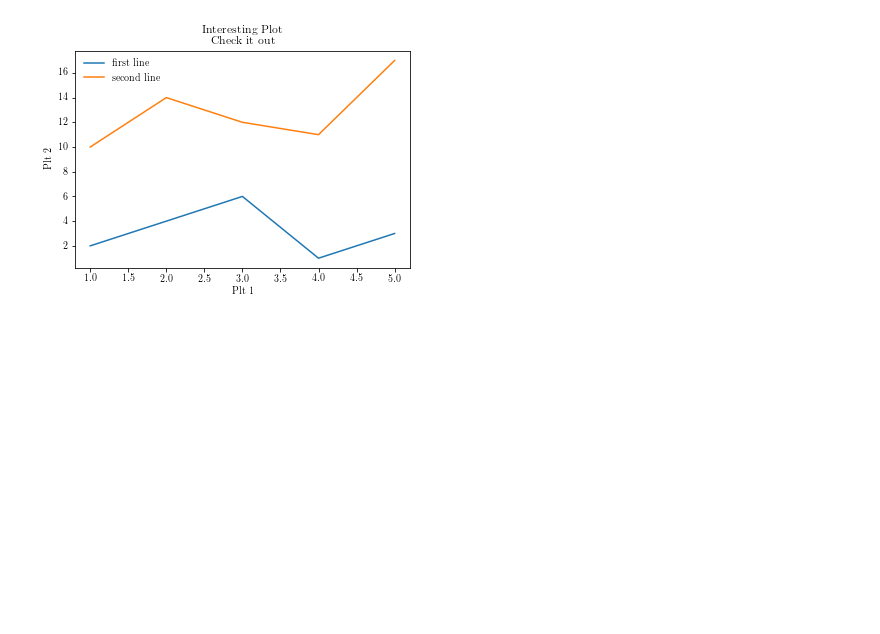
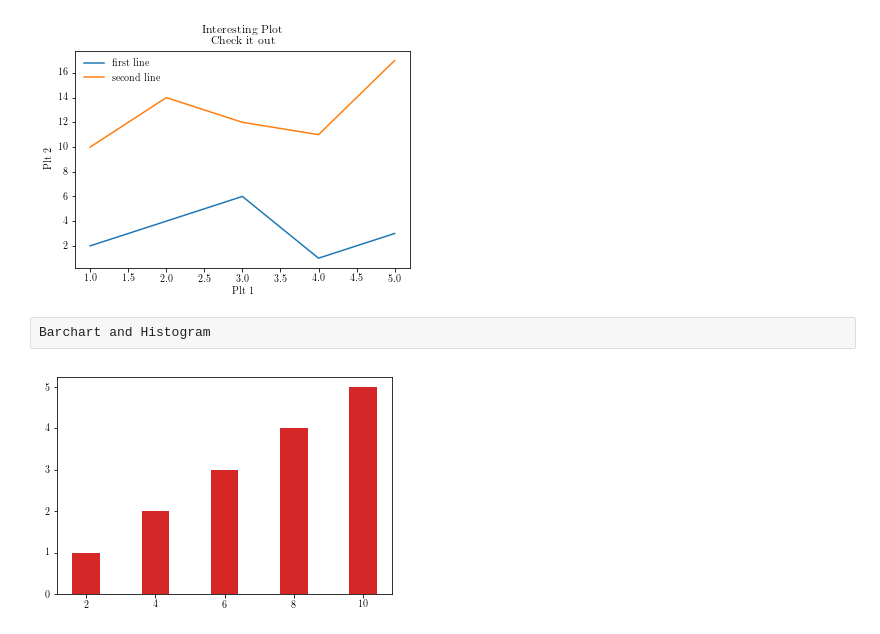
Before and after one commit to krishnakalyan3/Matplotlib, a Jupyter notebook: notebooks/Chapter1.ipynb, the cells around one changed output. Saved outputs shown, nothing was run; the diff lists cells and outputs as text; code cells hidden in the pictures; blank space fills up the shorter version.

```diff
--- a/notebooks/Chapter1.ipynb
+++ b/notebooks/Chapter1.ipynb
@@ -29,3 +29,12 @@ plt.legend()
 plt.show()
 # %% [output]
 [figure]
+# %% [raw]
+Barchart and Histogram
+# %%
+x = [2, 4, 6,8,10]
+y = [1,2,3,4,5]
+plt.bar(x,y, label='bars1')
+plt.show()
+# %% [output]
+[figure, added]
```
Also changed, not shown: parts of 2 cells of this notebook.
